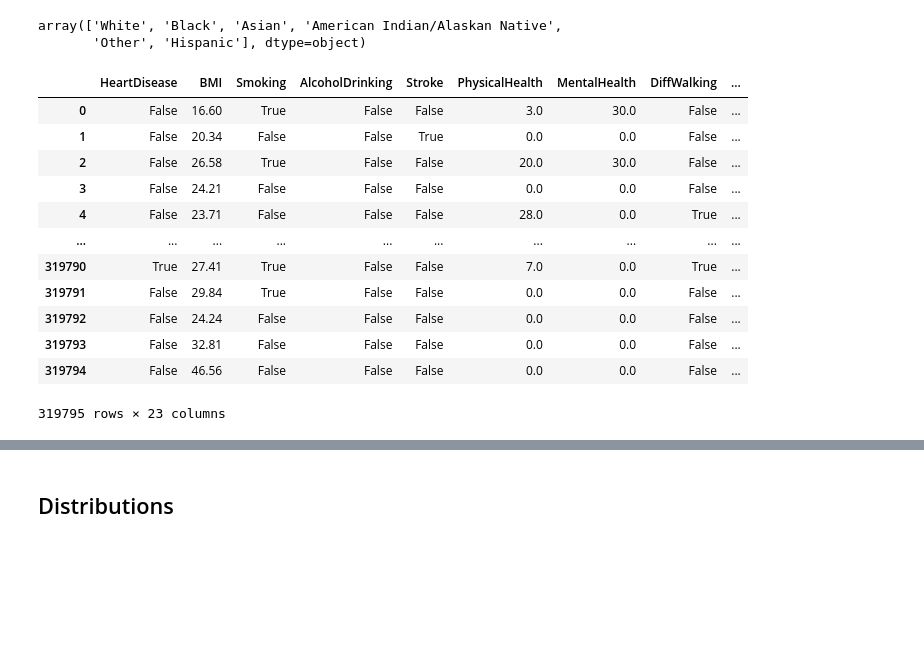
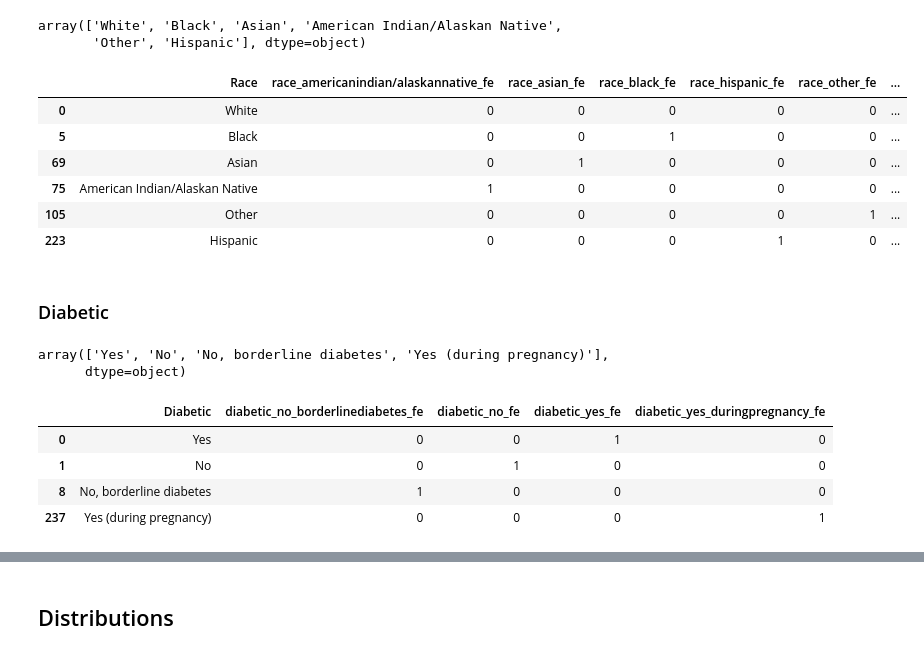
Before and after one commit to Portugapt/AAA-Explainability, a Jupyter notebook: source/1_preprocessing/1_heart-preprocess.ipynb, the cells around one changed output, grey strips where cells are left out. Cells and saved outputs as stored; diff of their text form; code cells hidden in the pictures; blank space fills up the shorter version.

```diff
--- a/source/1_preprocessing/1_heart-preprocess.ipynb
+++ b/source/1_preprocessing/1_heart-preprocess.ipynb
@@ -151,7 +151,7 @@ dfHeart_v1 = dfHeart_raw.copy()
 ### Yes/No Features
 # %%
 logging.debug('Creating _STRING_TO_BOOL_FEATURES')
-_STRING_TO_BOOL_FEATURES = ['HeartDisease', 'Smoking', 'AlcoholDrinking', 'Stroke', 'DiffWalking', 'Diabetic', 'PhysicalActivity', 'Asthma', 'KidneyDisease', 'SkinCancer']
+_STRING_TO_BOOL_FEATURES = ['HeartDisease', 'Smoking', 'AlcoholDrinking', 'Stroke', 'DiffWalking', 'PhysicalActivity', 'Asthma', 'KidneyDisease', 'SkinCancer']
 # %%
 for _FEATURE in _STRING_TO_BOOL_FEATURES:
     logging.debug(f'FEATURE {_FEATURE} TO BOOL')
@@ -209,4 +211,4 @@ dfHeart_v1.GenHealth.unique()
 array(['Very good', 'Fair', 'Good', 'Poor', 'Excellent'], dtype=object)
 # %%
 logging.debug(f'FEATURE GenHealth TO INTEGER')
-dfHeart_v1['GenHealth'] = dfHeart_v1['GenHealth'].map({'Poor':1, 'Fair':2, 'Good':3, 'Very Good':4, 'Excellent':5})
+dfHeart_v1['GenHealth'] = dfHeart_v1['GenHealth'].map({'Poor':1, 'Fair':2, 'Good':3, 'Very good':4, 'Excellent':5})
@@ -228,19 +234,14 @@ array(['White', 'Black', 'Asian', 'American Indian/Alaskan Native',
        'Other', 'Hispanic'], dtype=object)
 # %%
 logging.debug(f'FEATURE Race TO OneHotEncoding')
-dfHeart_v1[['race_American Indian/Alaskan Native', 'race_Asian', 'race_Black', 'race_Hispanic','race_Other','race_White']] = pd.get_dummies(dfHeart_v1.Race)
-dfHeart_v1.drop(columns=['Race'])
+dfHeart_v1[['race_americanindian/alaskannative_fe', 'race_asian_fe', 'race_black_fe', 'race_hispanic_fe', 'race_other_fe', 'race_white_fe']] = pd.get_dummies(dfHeart_v1.Race)
-# %% [output]
-|  | HeartDisease | BMI | Smoking | AlcoholDrinking | Stroke | PhysicalHealth | MentalHealth | DiffWalking | ... |
-| 0 | False | 16.60 | True | False | False | 3.0 | 30.0 | False | ... |
-| 1 | False | 20.34 | False | False | True | 0.0 | 0.0 | False | ... |
-| 2 | False | 26.58 | True | False | False | 20.0 | 30.0 | False | ... |
-| 3 | False | 24.21 | False | False | False | 0.0 | 0.0 | False | ... |
-| 4 | False | 23.71 | False | False | False | 28.0 | 0.0 | True | ... |
-| ... | ... | ... | ... | ... | ... | ... | ... | ... | ... |
-| 319790 | True | 27.41 | True | False | False | 7.0 | 0.0 | True | ... |
-| 319791 | False | 29.84 | True | False | False | 0.0 | 0.0 | False | ... |
-| 319792 | False | 24.24 | False | False | False | 0.0 | 0.0 | False | ... |
-| 319793 | False | 32.81 | False | False | False | 0.0 | 0.0 | False | ... |
-| 319794 | False | 46.56 | False | False | False | 0.0 | 0.0 | False | ... |
-319795 rows × 23 columns
+# %%
+dfHeart_v1[['Race','race_americanindian/alaskannative_fe', 'race_asian_fe', 'race_black_fe', 'race_hispanic_fe','race_other_fe','race_white_fe']].drop_duplicates()
+# %% [output]
+|  | Race | race_americanindian/alaskannative_fe | race_asian_fe | race_black_fe | race_hispanic_fe | race_other_fe | ... |
+| 0 | White | 0 | 0 | 0 | 0 | 0 | ... |
+| 5 | Black | 0 | 0 | 1 | 0 | 0 | ... |
+| 69 | Asian | 0 | 1 | 0 | 0 | 0 | ... |
+| 75 | American Indian/Alaskan Native | 1 | 0 | 0 | 0 | 0 | ... |
+| 105 | Other | 0 | 0 | 0 | 0 | 1 | ... |
+| 223 | Hispanic | 0 | 0 | 0 | 1 | 0 | ... |
@@ -246,0 +250,7 @@ dfHeart_v1.drop(columns=['Race'])
+# %% [markdown]
+### Diabetic
+# %%
+dfHeart_v1.Diabetic.unique()
+# %% [output]
+array(['Yes', 'No', 'No, borderline diabetes', 'Yes (during pregnancy)'],
+      dtype=object)
@@ -246,0 +260,8 @@ dfHeart_v1.drop(columns=['Race'])
+# %%
+dfHeart_v1[['Diabetic','diabetic_no_borderlinediabetes_fe', 'diabetic_no_fe', 'diabetic_yes_fe', 'diabetic_yes_duringpregnancy_fe']].drop_duplicates()
+# %% [output]
+|  | Diabetic | diabetic_no_borderlinediabetes_fe | diabetic_no_fe | diabetic_yes_fe | diabetic_yes_duringpregnancy_fe |
+| 0 | Yes | 0 | 0 | 1 | 0 |
+| 1 | No | 0 | 1 | 0 | 0 |
+| 8 | No, borderline diabetes | 1 | 0 | 0 | 0 |
+| 237 | Yes (during pregnancy) | 0 | 0 | 0 | 1 |
```
Also changed, not shown: parts of 21 cells of this notebook, 6 other files.
